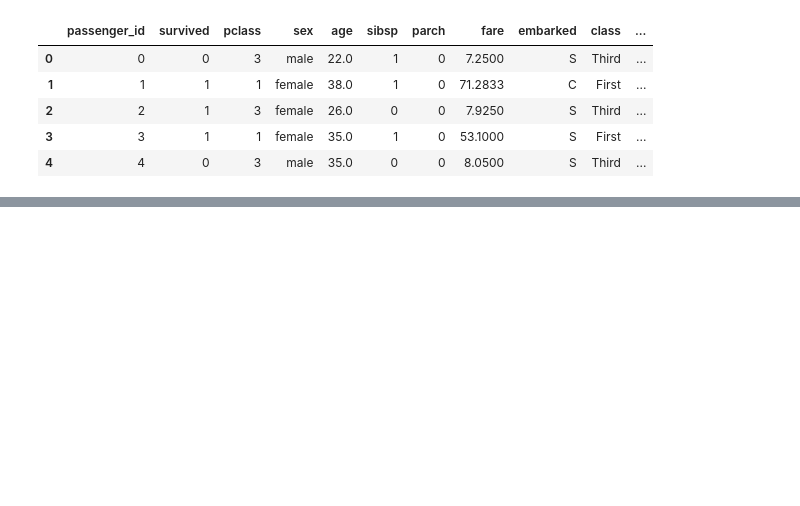
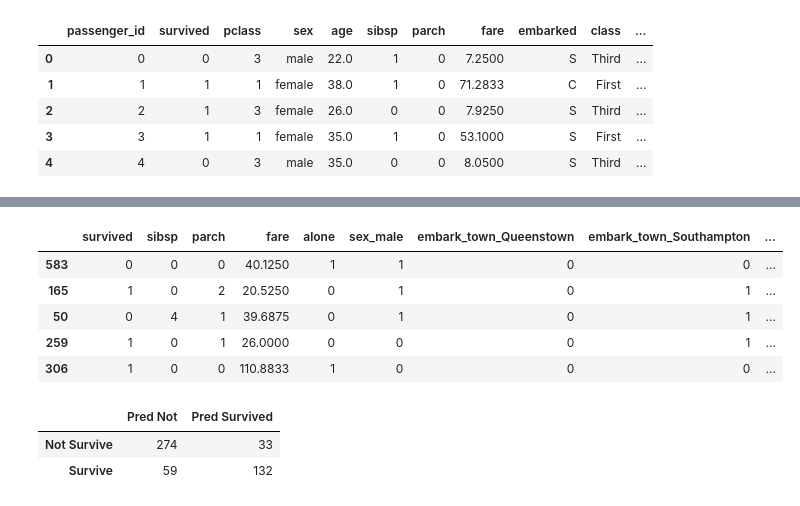
Before and after one commit to Olivert75/classification-exercises, a Jupyter notebook: model.ipynb, the cells around one changed output, grey strips where cells are left out. Saved outputs shown, nothing was run; the diff lists cells and outputs as text; code cells hidden in the pictures; blank space fills up the shorter version.

```diff
--- a/model.ipynb
+++ b/model.ipynb
@@ -77,0 +180,10 @@ Which model performs best on your out-of-sample data, the validate set?
+# %%
+train['model2'] = model2.predict(x_train)
+train.head()
+# %% [output]
+|  | survived | sibsp | parch | fare | alone | sex_male | embark_town_Queenstown | embark_town_Southampton | ... |
+| 583 | 0 | 0 | 0 | 40.1250 | 1 | 1 | 0 | 0 | ... |
+| 165 | 1 | 0 | 2 | 20.5250 | 0 | 1 | 0 | 1 | ... |
+| 50 | 0 | 4 | 1 | 39.6875 | 0 | 1 | 0 | 1 | ... |
+| 259 | 1 | 0 | 1 | 26.0000 | 0 | 0 | 0 | 1 | ... |
+| 306 | 1 | 0 | 0 | 110.8833 | 1 | 0 | 0 | 0 | ... |
@@ -77,0 +192,6 @@ Which model performs best on your out-of-sample data, the validate set?
+# %%
+pd.DataFrame(confusion_matrix(y_train, y_pred_2), index = ['Not Survive','Survive'], columns=['Pred Not','Pred Survived'])
+# %% [output]
+|  | Pred Not | Pred Survived |
+| Not Survive | 274 | 33 |
+| Survive | 59 | 132 |
```
Also changed, not shown: parts of 38 cells of this notebook.
